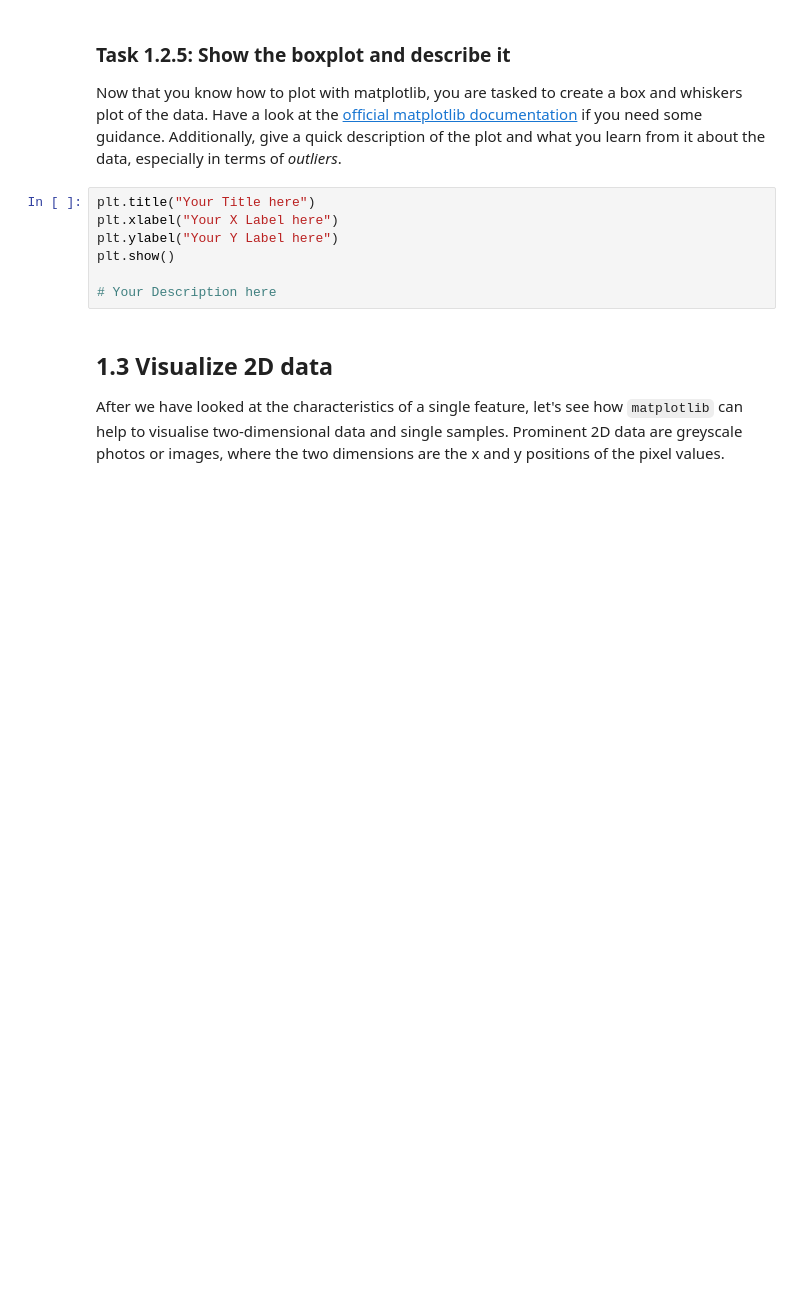
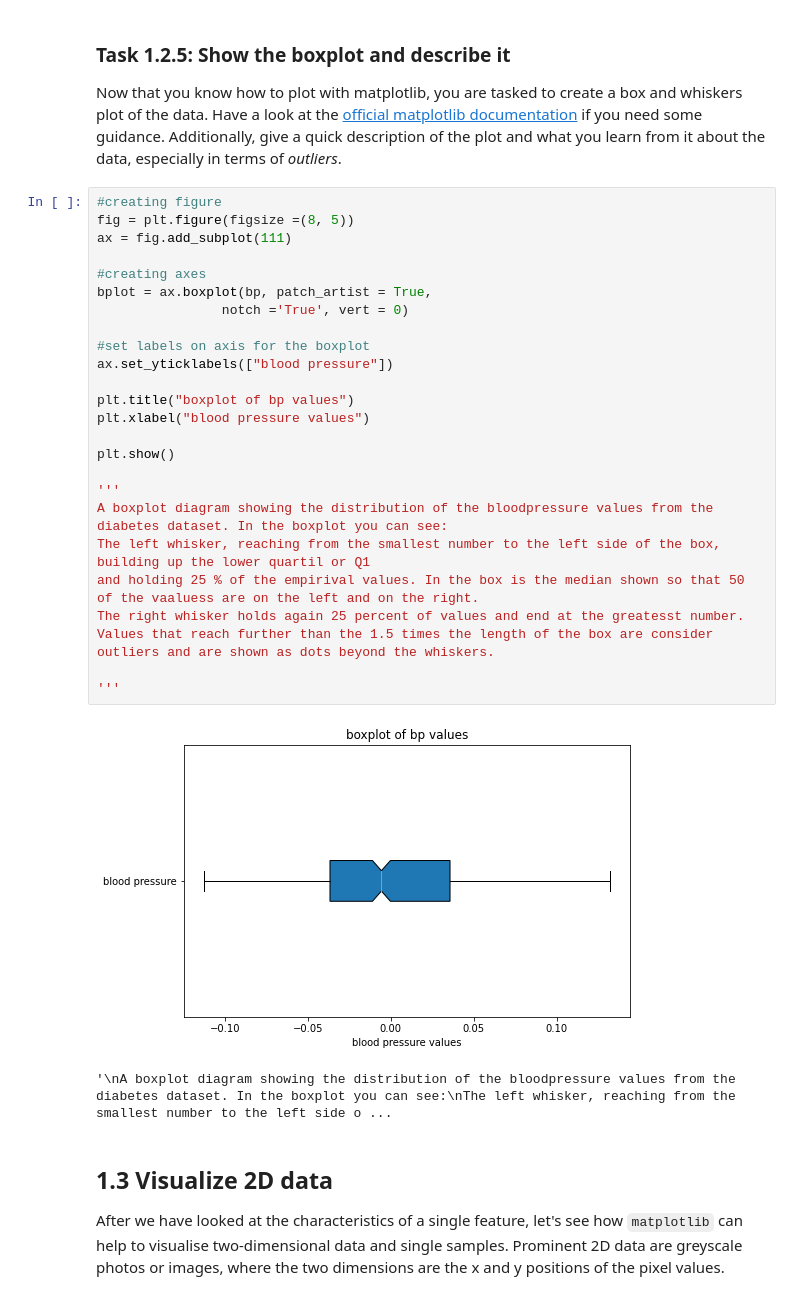
Before and after one commit to JakobSachs/DAIS2022, a Jupyter notebook: A02 - Plotting Correlation Regression/PlottingCorrelation.ipynb, the cells around one changed output. Saved outputs shown, nothing was run; the diff lists cells and outputs as text; blank space fills up the shorter version.

```diff
--- a/A02 - Plotting Correlation Regression/PlottingCorrelation.ipynb
+++ b/A02 - Plotting Correlation Regression/PlottingCorrelation.ipynb
@@ -85,12 +160,33 @@ plt.show()
 ### Task 1.2.5: Show the boxplot and describe it
 Now that you know how to plot with matplotlib, you are tasked to create a box and whiskers plot of the data. Have a look at the [official matplotlib documentation](https://matplotlib.org/stable/api/_as_gen/matplotlib.pyplot.boxplot.html) if you need some guidance. Additionally, give a quick description of the plot and what you learn from it about the data, especially in terms of _outliers_.
 # %%
-plt.title("Your Title here")
-plt.xlabel("Your X Label here")
-plt.ylabel("Your Y Label here")
+#creating figure
+fig = plt.figure(figsize =(8, 5))
+ax = fig.add_subplot(111)
+
+#creating axes
+bplot = ax.boxplot(bp, patch_artist = True,
+                notch ='True', vert = 0)
+
+#set labels on axis for the boxplot
+ax.set_yticklabels(["blood pressure"])
+
+plt.title("boxplot of bp values")
+plt.xlabel("blood pressure values")
+
 plt.show()
 
-# Your Description here
+'''
+A boxplot diagram showing the distribution of the bloodpressure values from the diabetes dataset. In the boxplot you can see:
+The left whisker, reaching from the smallest number to the left side of the box, building up the lower quartil or Q1
+and holding 25 % of the empirival values. In the box is the median shown so that 50 of the vaaluess are on the left and on the right.
+The right whisker holds again 25 percent of values and end at the greatesst number.
+Values that reach further than the 1.5 times the length of the box are consider outliers and are shown as dots beyond the whiskers.
+
+'''
+# %% [output]
+[figure, added]
+'\nA boxplot diagram showing the distribution of the bloodpressure values from the diabetes dataset. In the boxplot you can see:\nThe left whisker, reaching from the smallest number to the left side o ...
 # %% [markdown]
 ## 1.3 Visualize 2D data
 After we have looked at the characteristics of a single feature, let's see how `matplotlib` can help to visualise two-dimensional data and single samples. Prominent 2D data are greyscale photos or images, where the two dimensions are the x and y positions of the pixel values.
```
Also changed, not shown: parts of 18 cells of this notebook, 1 other file.
